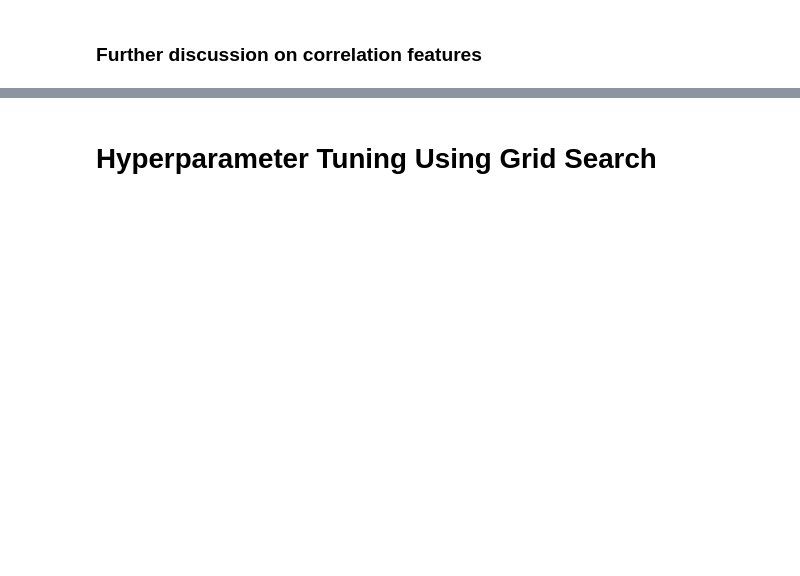
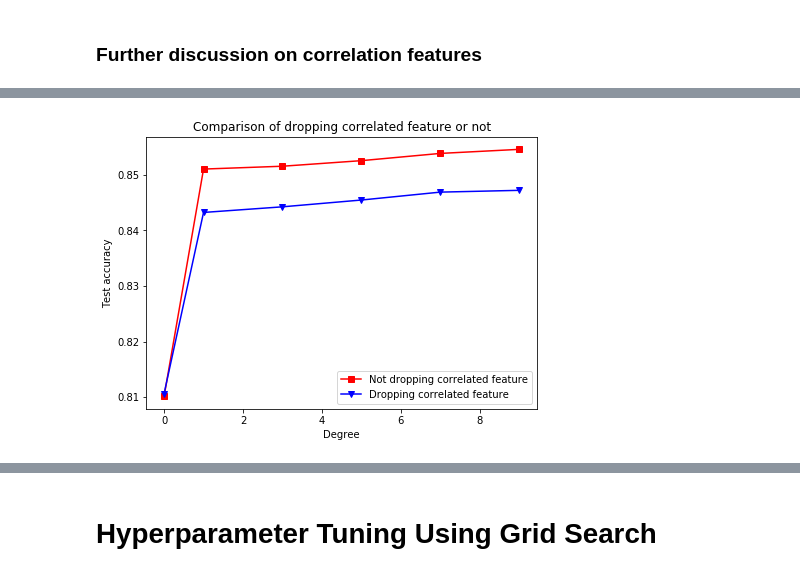
Before and after one commit to yf0726/ML_2018, a Jupyter notebook: Final Version.ipynb, the cells around one changed output, grey strips where cells are left out. Cells and saved outputs as stored; diff of their text form; code cells hidden in the pictures; blank space fills up the shorter version.

```diff
--- a/Final Version.ipynb
+++ b/Final Version.ipynb
@@ -539,0 +582,13 @@ plt.plot(degrees, acc_te_reg, color='g', marker='^', label="regularized logistic
+# %%
+degrees = np.array([0,1,3,5,7,9])
+
+figure2,bx2 = plt.subplots(1,1,figsize = (7,5))
+bx2.set_title('Comparison of dropping correlated feature or not')
+bx2.set_xlabel('Degree')
+bx2.set_ylabel('Test accuracy')
+bx2.plot(degrees, acc_te_rid, color='r', marker='s', label="Not dropping correlated feature")
+bx2.plot(degrees, acc_te_dpcorr, color='b', marker='v', label="Dropping correlated feature" )
+bx2.legend()
+figure2.savefig('CorrelatedFeature.jpg')
+# %% [output]
+[figure, added]
```
Also changed, not shown: parts of 28 cells of this notebook, 4 other files.
